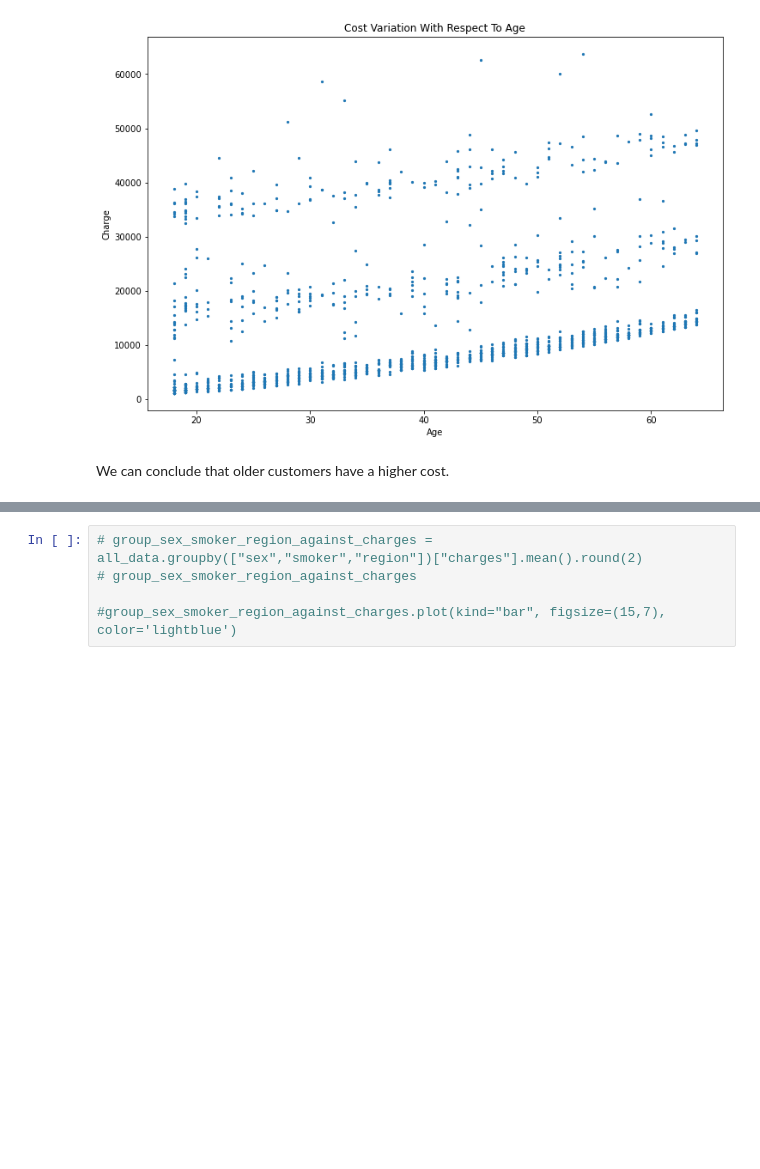
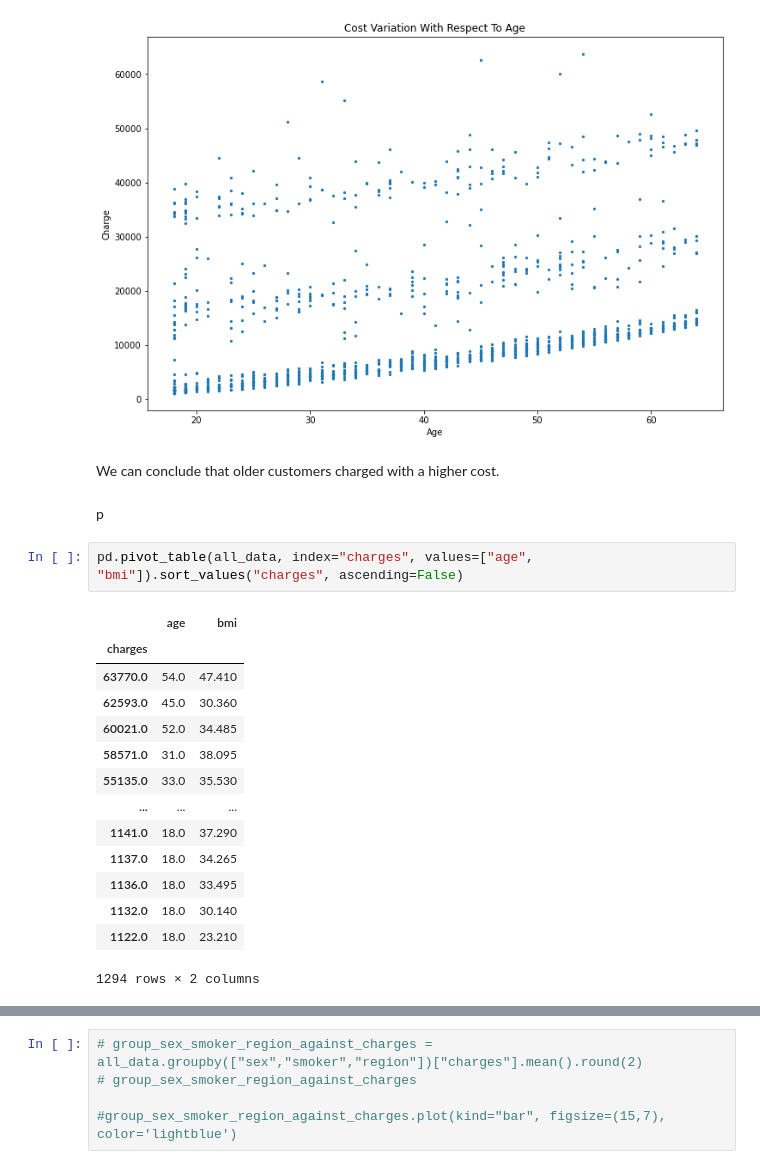
Before and after one commit to amjadalbaba/Health_Insurance_Cost_Predictor, a Jupyter notebook: EDA/eda.ipynb, the cells around one changed output, grey strips where cells are left out. Drawn from its saved outputs; the diff is of its cells as text; blank space fills up the shorter version.

```diff
--- a/EDA/eda.ipynb
+++ b/EDA/eda.ipynb
@@ -125,4 +134,23 @@ cost_wrt_age_fig
 <matplotlib.collections.PathCollection at 0x...>
 [figure]
 # %% [markdown]
-We can conclude that older customers have a higher cost.
+We can conclude that older customers charged with a higher cost.
+# %% [markdown]
+p
+# %%
+pd.pivot_table(all_data, index="charges", values=["age", "bmi"]).sort_values("charges", ascending=False)
+# %% [output]
+|  | age | bmi |
+| charges |  |  |
+| 63770.0 | 54.0 | 47.410 |
+| 62593.0 | 45.0 | 30.360 |
+| 60021.0 | 52.0 | 34.485 |
+| 58571.0 | 31.0 | 38.095 |
+| 55135.0 | 33.0 | 35.530 |
+| ... | ... | ... |
+| 1141.0 | 18.0 | 37.290 |
+| 1137.0 | 18.0 | 34.265 |
+| 1136.0 | 18.0 | 33.495 |
+| 1132.0 | 18.0 | 30.140 |
+| 1122.0 | 18.0 | 23.210 |
+1294 rows × 2 columns
```
Also changed, not shown: parts of 3 cells of this notebook.
